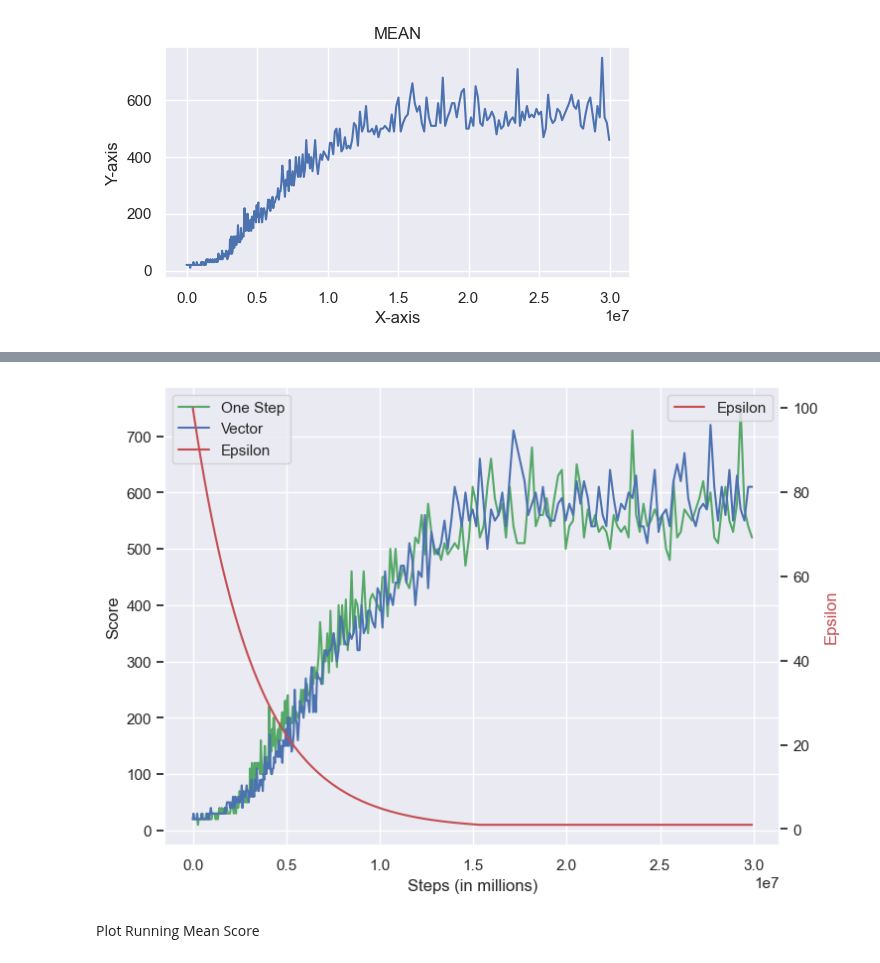
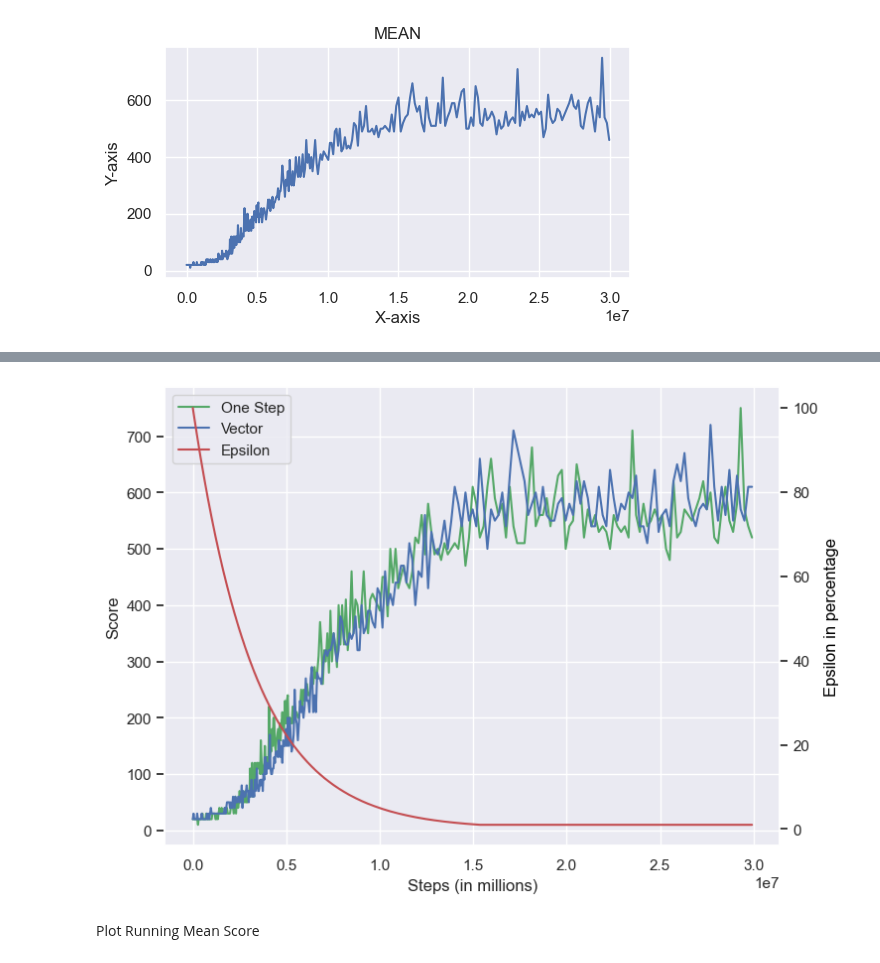
Before and after one commit to vietnhprivat/snake_ai, a Jupyter notebook: src/Classes/data_collection_training_data.ipynb, the cells around one changed output, grey strips where cells are left out. Drawn from its saved outputs; the diff is of its cells as text; code cells hidden in the pictures.

Commit message:
nye grapher med epsilon

```diff
--- a/src/Classes/data_collection_training_data.ipynb
+++ b/src/Classes/data_collection_training_data.ipynb
@@ -221,7 +190,4 @@ plt.show()
 # %%
-import matplotlib.pyplot as plt
-import seaborn as sns
-
 # Set the style of seaborn
 sns.set_theme(style="darkgrid")
 
@@ -231,45 +197,47 @@ fig, ax1 = plt.subplots(figsize=(8, 6))
 # Assuming 'onestep_max' and 'vector_max' are predefined dataframes with your actual data
 x = onestep_max['steps']
 y1 = onestep_max['score']
 y2 = vector_max['score'][:len(y1)]
 y3 = onestep_max['epsilon'] * 100
 
 # Plot the data on the primary y-axis using seaborn's lineplot for better aesthetics
-sns.lineplot(x=x, y=y1, color='g', label='One Step', ax=ax1, zorder=5)
-sns.lineplot(x=x, y=y2, color='b', label='Vector', ax=ax1, zorder=5)
+sns.lineplot(x=x, y=y1, color='g', label='One Step', ax=ax1)
+sns.lineplot(x=x, y=y2, color='b', label='Vector', ax=ax1)
 
 # Set axis labels for the primary y-axis
 ax1.set_xlabel('Steps (in millions)')
 ax1.set_ylabel('Score')
 
 # Create a second y-axis for the 'epsilon' data
 ax2 = ax1.twinx()
-sns.lineplot(x=x, y=y3, color='r', label='Epsilon', ax=ax2, zorder=5)
+sns.lineplot(x=x, y=y3, color='r', ax=ax2)  # Do not include a label here
 
 # Set axis label for the second y-axis
-ax2.set_ylabel('Epsilon', color='r')
+ax2.set_ylabel('Epsilon in percentage', color='black')
 
 # Put the grid behind the plots for the primary axis
 ax1.set_axisbelow(True)
-
-# Set the z-order for the grid (it needs to be less than the default for lines)
-ax1.grid(True, zorder=1)
+ax1.grid(True)
 
 # Disable the grid for the secondary axis
 ax2.grid(False)
 
 # Ensure the axis ticks and labels are above the grid lines
 ax1.tick_params(axis='both', which='both', zorder=10)
 ax2.tick_params(axis='both', which='both', zorder=10)
 
-# Make the legend reflect both y-axes
-h1, l1 = ax1.get_legend_handles_labels()
-h2, l2 = ax2.get_legend_handles_labels()
-ax1.legend(h1+h2, l1+l2, loc='upper left')
+# Get handles and labels from ax1, and then add the handle and label from ax2 manually
+handles, labels = ax1.get_legend_handles_labels()
+handle2, label2 = ax2.get_lines()[0], 'Epsilon'  # Assuming 'Epsilon' is the first line on ax2
+handles.append(handle2)
+labels.append(label2)
+
+# Create a single legend
+ax1.legend(handles, labels, loc='upper left')
 
 plt.show()
 # %% [output]
-[figure, old version]
+[figure, new version]
 # %% [markdown]
 Plot Running Mean Score
 # %%
```
Also changed, not shown: parts of 1 cell of this notebook.
